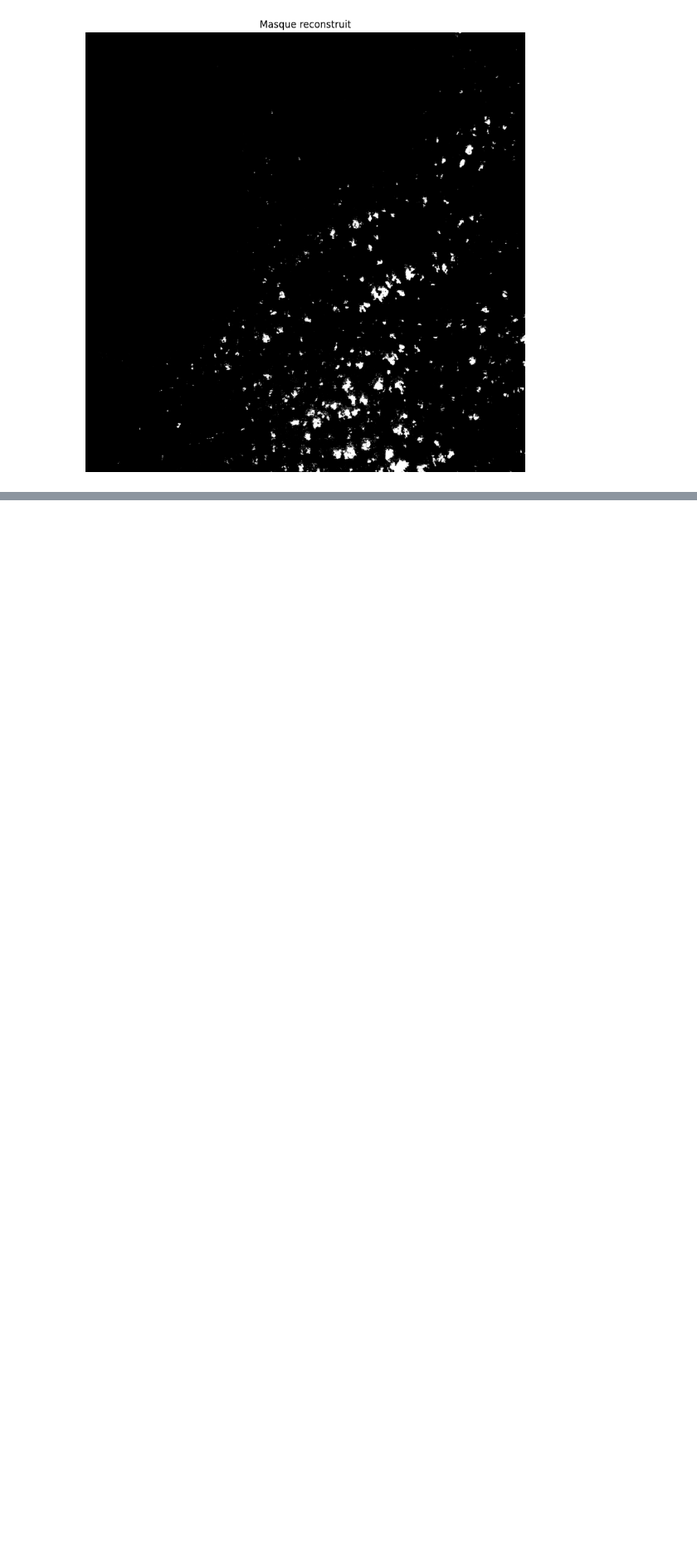
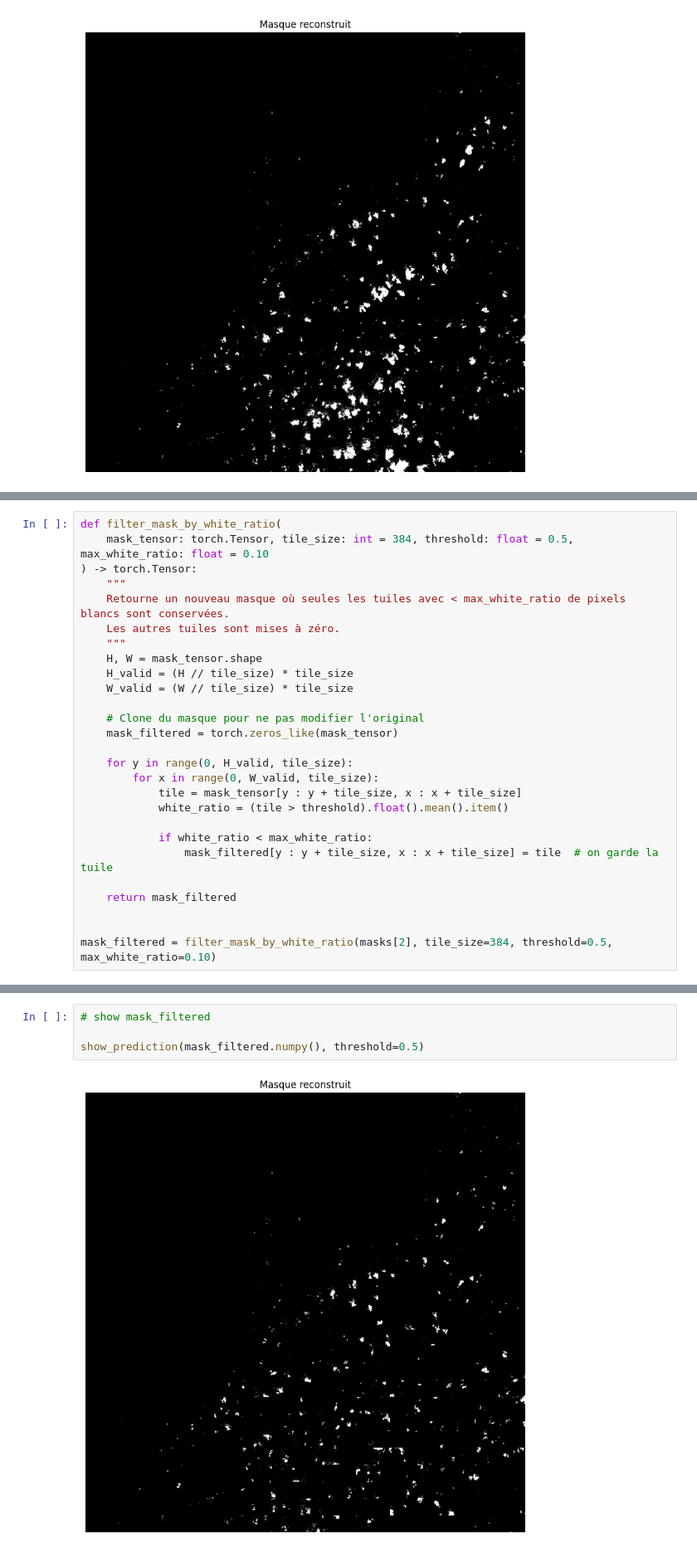
Before and after one commit to tristanGIANDO/satellite, a Jupyter notebook: satellite/exploration/inference.ipynb, the cells around one changed output, grey strips where cells are left out. Shown at 83% size. Cells and saved outputs as stored; diff of their text form; blank space fills up the shorter version.

```diff
--- a/satellite/exploration/inference.ipynb
+++ b/satellite/exploration/inference.ipynb
@@ -355,0 +355,27 @@ show_rgb_with_gt_mask(dataset, masks)
+# %%
+def filter_mask_by_white_ratio(
+    mask_tensor: torch.Tensor, tile_size: int = 384, threshold: float = 0.5, max_white_ratio: float = 0.10
+) -> torch.Tensor:
+    """
+    Retourne un nouveau masque où seules les tuiles avec < max_white_ratio de pixels blancs sont conservées.
+    Les autres tuiles sont mises à zéro.
+    """
+    H, W = mask_tensor.shape
+    H_valid = (H // tile_size) * tile_size
+    W_valid = (W // tile_size) * tile_size
+
+    # Clone du masque pour ne pas modifier l'original
+    mask_filtered = torch.zeros_like(mask_tensor)
+
+    for y in range(0, H_valid, tile_size):
+        for x in range(0, W_valid, tile_size):
+            tile = mask_tensor[y : y + tile_size, x : x + tile_size]
+            white_ratio = (tile > threshold).float().mean().item()
+
+            if white_ratio < max_white_ratio:
+                mask_filtered[y : y + tile_size, x : x + tile_size] = tile  # on garde la tuile
+
+    return mask_filtered
+
+
+mask_filtered = filter_mask_by_white_ratio(masks[2], tile_size=384, threshold=0.5, max_white_ratio=0.10)
@@ -355,0 +390,6 @@ show_rgb_with_gt_mask(dataset, masks)
+# %%
+# show mask_filtered
+
+show_prediction(mask_filtered.numpy(), threshold=0.5)
+# %% [output]
+[figure, added]
```
Also changed, not shown: parts of 11 cells of this notebook, 1 other file.
